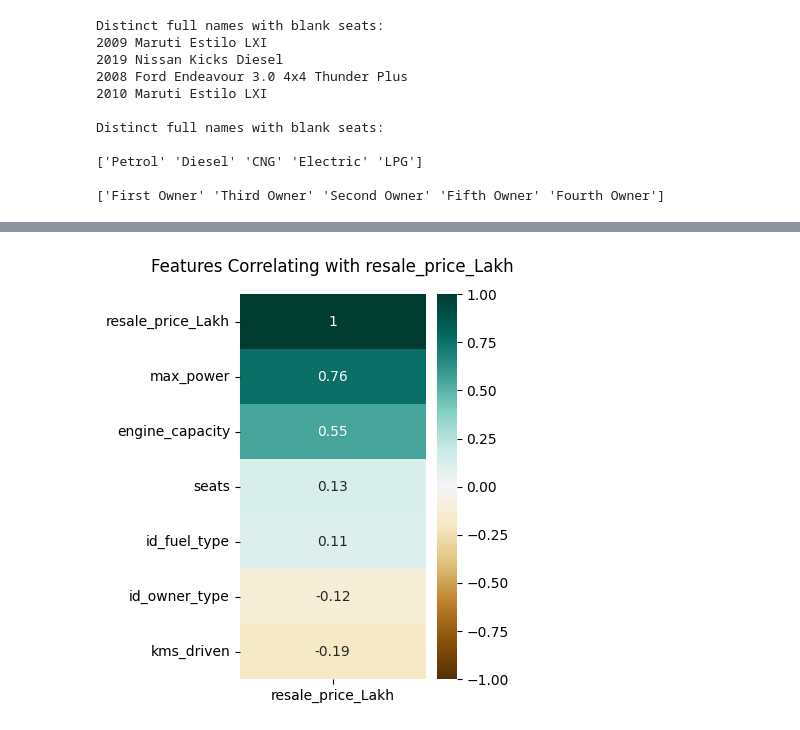
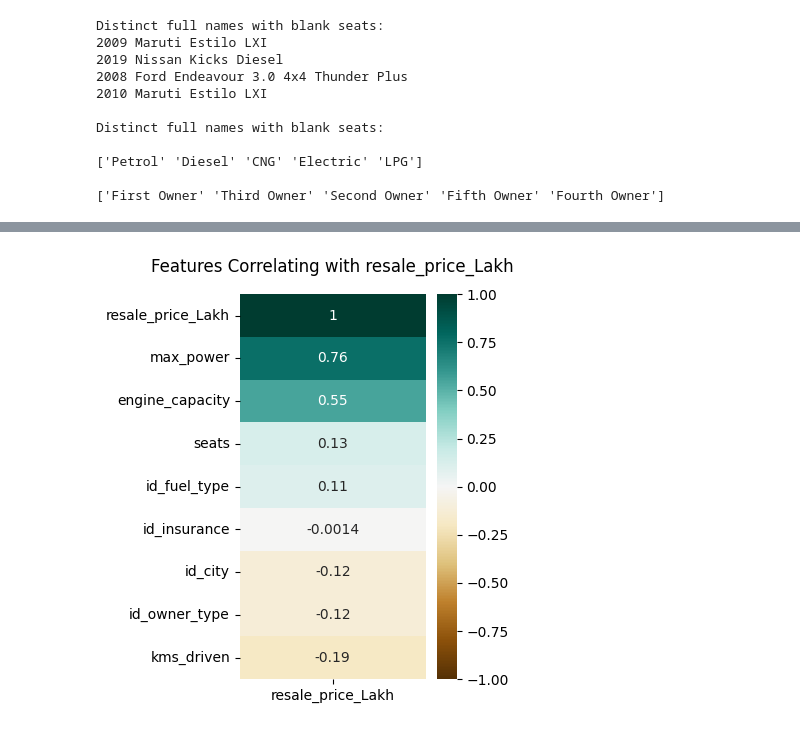
Before and after one commit to ruicoelhor22/AASE, a Jupyter notebook: All.ipynb, the cells around one changed output, grey strips where cells are left out. Drawn from its saved outputs; the diff is of its cells as text; code cells hidden in the pictures.

```diff
--- a/All.ipynb
+++ b/All.ipynb
@@ -78,6 +78,20 @@ df.dropna(subset=['owner_type'], inplace=True)
 unique_values = df['owner_type'].unique()
 print()
 print(unique_values)
+
+
+# INSURANCE __________________________________________________
+#Remover a palavra "insurance"
+df['insurance'] = df['insurance'].str.replace('insurance', '')
+
+#Atribuir valor às linhas em branco
+df['insurance'].fillna('No Insurance', inplace=True)
+
+# Espaço em branco nas linhas "Third Party"
+df['insurance'] = df['insurance'].str.replace('Third Party ', 'Third Party')
+
+#Remover valores inteiros
+df = df[~df['insurance'].astype(str).str.isnumeric()]
 # %% [output]
 Distinct full names with blank seats:
 2009 Maruti Estilo LXI
@@ -234,0 +277,23 @@ print(df)
+# %%
+# CITY __________________________________________________
+
+# Sua coluna de tipos de combustível
+city= df['city']
+
+# Número de documentos (ou entradas) no DataFrame
+n_docs = len(df)
+
+idf = {}
+
+# Usando drop_duplicates para obter valores únicos
+unique_cities = city.drop_duplicates()
+
+for city in unique_cities:
+    k = sum(city in row for row in df['city'])  # contagem de documentos que contêm este tipo de combustível
+    idf[city] = np.log10(n_docs / (k + 1))  # Adicionei +1 para evitar divisão por zero
+
+for city, value in idf.items():
+    print(f'{city:>15}: {value:>10}')
+
+# Criar nova coluna 'idf' no DataFrame
+df['id_city'] = df['city'].map(idf)
@@ -235,16 +314,16 @@ print(df)
 # %%
 #correlation
 
 # Select columns
-columns_of_interest = ['seats','engine_capacity','id_fuel_type','kms_driven','max_power','id_owner_type','resale_price_Lakh']
+columns_of_interest = ['id_city','id_insurance','seats','engine_capacity','id_fuel_type','kms_driven','max_power','id_owner_type','resale_price_Lakh']
 subset_df = df[columns_of_interest]
 
 plt.figure(figsize=(3, 5))
 
 # Creat heatmap
 heatmap = sns.heatmap(subset_df.corr()[['resale_price_Lakh']].sort_values(by='resale_price_Lakh', ascending=False), vmin=-1, vmax=1, annot=True, cmap='BrBG')
 heatmap.set_title('Features Correlating with resale_price_Lakh', fontdict={'fontsize': 12}, pad=16)
 
 plt.show()
 # %% [output]
-[figure, old version]
+[figure, new version]
```
Also changed, not shown: parts of 5 cells of this notebook.
